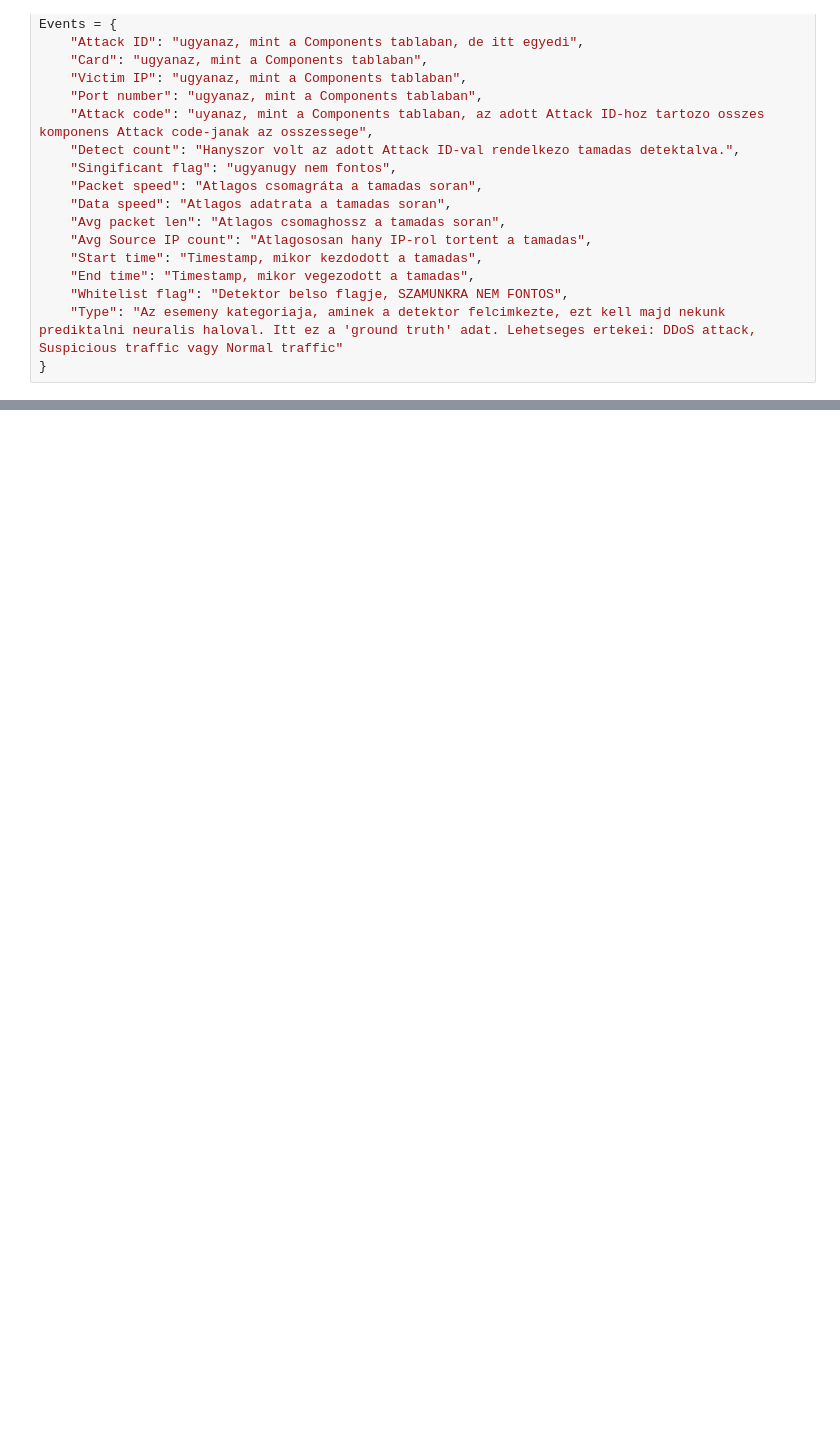
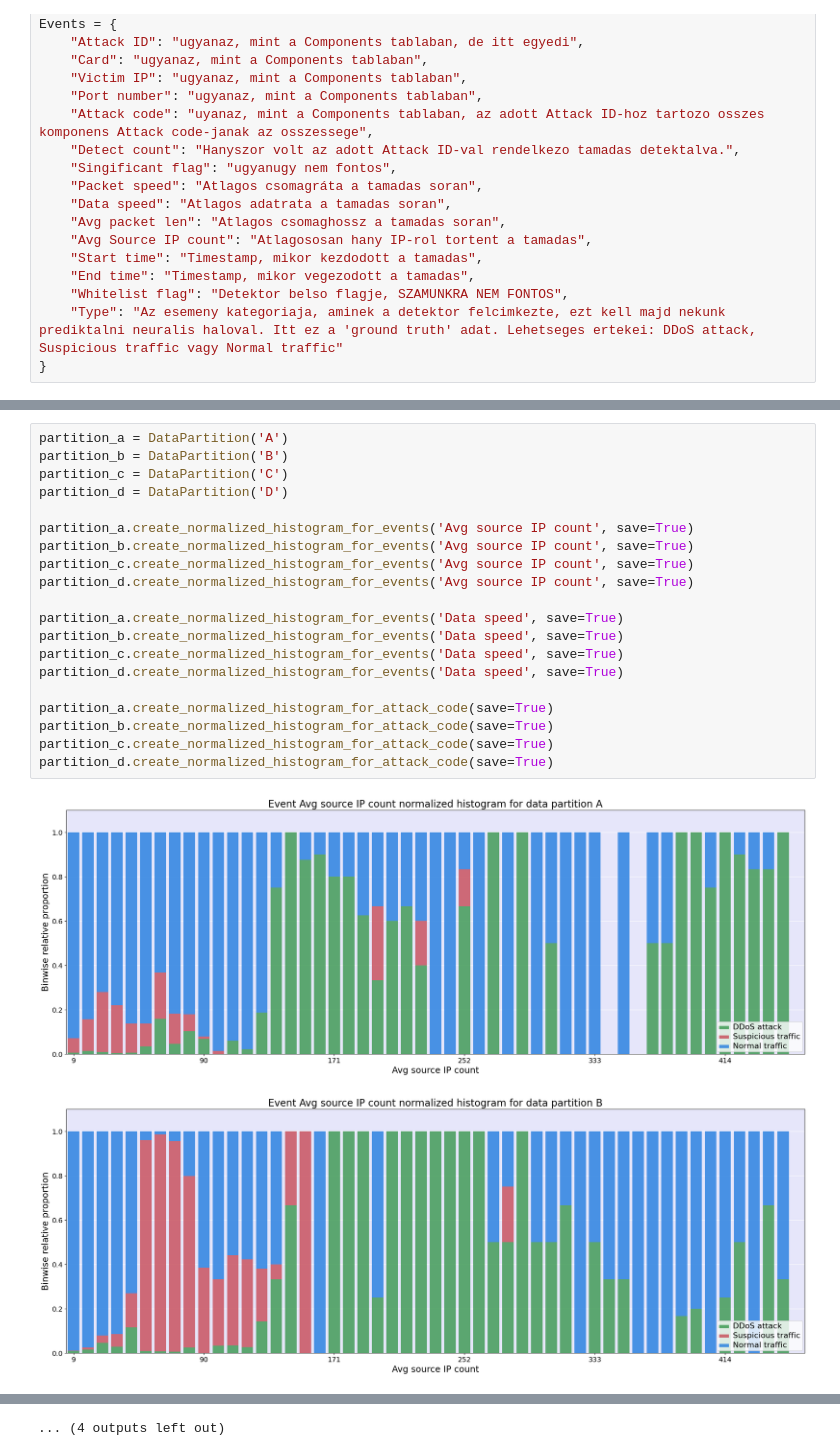
Before and after one commit to ballakrisz/HAML-DDoS, a Jupyter notebook: src/visualization/visualize_features.ipynb, the cells around one changed output, grey strips where cells are left out. Drawn from its saved outputs; the diff is of its cells as text; blank space fills up the shorter version.

```diff
--- a/src/visualization/visualize_features.ipynb
+++ b/src/visualization/visualize_features.ipynb
@@ -244,0 +538,23 @@ class DataPartition(Dataset):
+# %%
+partition_a = DataPartition('A')
+partition_b = DataPartition('B')
+partition_c = DataPartition('C')
+partition_d = DataPartition('D')
+
+partition_a.create_normalized_histogram_for_events('Avg source IP count', save=True)
+partition_b.create_normalized_histogram_for_events('Avg source IP count', save=True)
+partition_c.create_normalized_histogram_for_events('Avg source IP count', save=True)
+partition_d.create_normalized_histogram_for_events('Avg source IP count', save=True)
+
+partition_a.create_normalized_histogram_for_events('Data speed', save=True)
+partition_b.create_normalized_histogram_for_events('Data speed', save=True)
+partition_c.create_normalized_histogram_for_events('Data speed', save=True)
+partition_d.create_normalized_histogram_for_events('Data speed', save=True)
+
+partition_a.create_normalized_histogram_for_attack_code(save=True)
+partition_b.create_normalized_histogram_for_attack_code(save=True)
+partition_c.create_normalized_histogram_for_attack_code(save=True)
+partition_d.create_normalized_histogram_for_attack_code(save=True)
+# %% [output]
+[figure, added]
+[figure, added]
@@ -245 +606,2 @@ class DataPartition(Dataset):
+... (4 outputs left out)
 # %%
```
Also changed, not shown: parts of 6 cells of this notebook.
